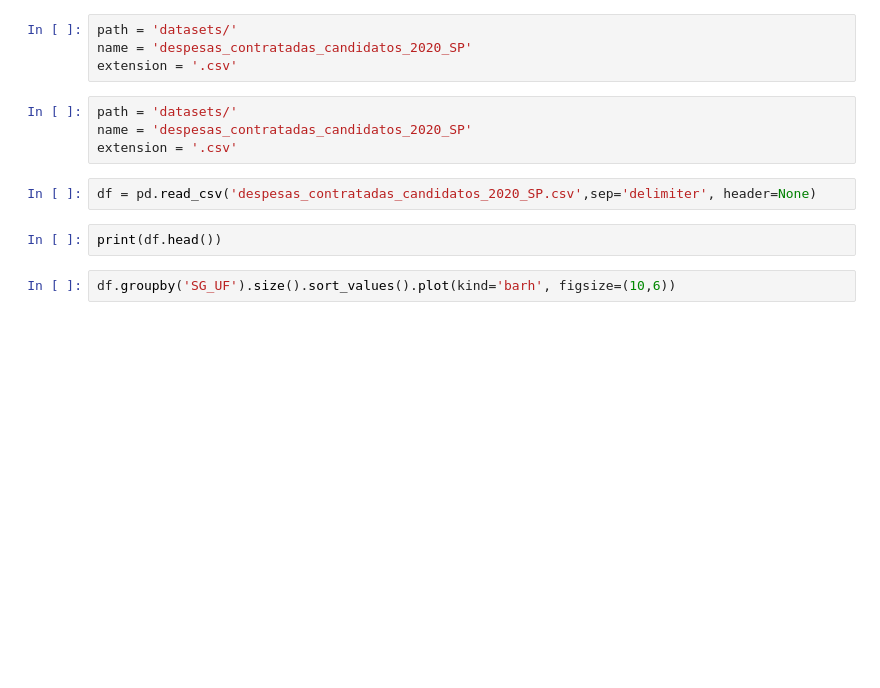
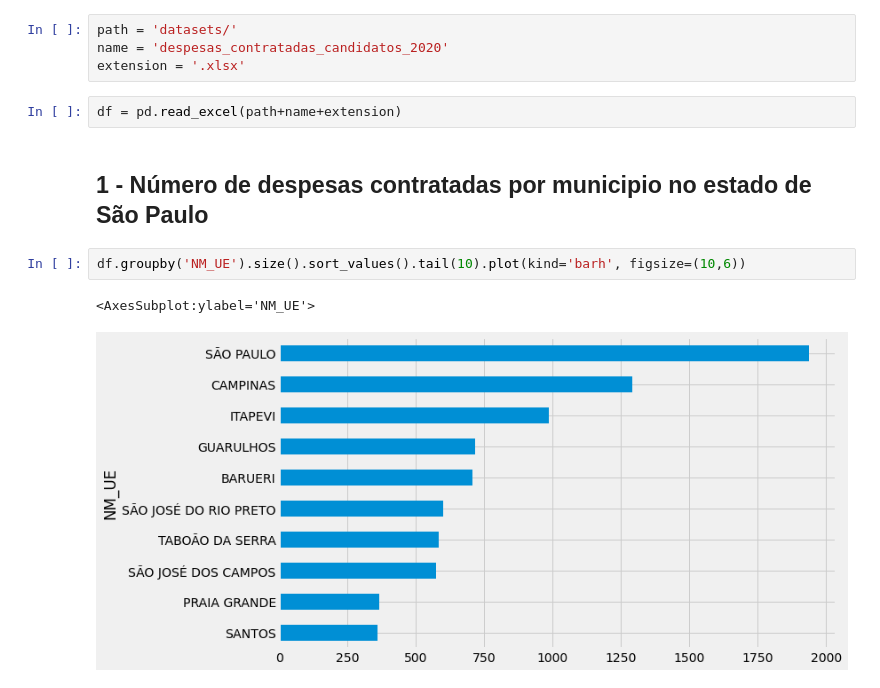
Before and after one commit to mflJefferson/despesas-eleitorais-cpv, a Jupyter notebook: despesas.ipynb, the cells around one changed output. Drawn from its saved outputs; the diff is of its cells as text; blank space fills up the shorter version.

```diff
--- a/despesas.ipynb
+++ b/despesas.ipynb
@@ -10,14 +25,13 @@ pd.options.display.max_rows = 90
 # %%
 path = 'datasets/'
-name = 'despesas_contratadas_candidatos_2020_SP'
-extension = '.csv'
+name = 'despesas_contratadas_candidatos_2020'
+extension = '.xlsx'
-# %%
-path = 'datasets/'
-name = 'despesas_contratadas_candidatos_2020_SP'
-extension = '.csv'
-# %%
-df = pd.read_csv('despesas_contratadas_candidatos_2020_SP.csv',sep='delimiter', header=None)
-# %%
-print(df.head())
+# %%
+df = pd.read_excel(path+name+extension)
+# %% [markdown]
+## 1 - Número de despesas contratadas por municipio no estado de São Paulo
 # %%
-df.groupby('SG_UF').size().sort_values().plot(kind='barh', figsize=(10,6))
+df.groupby('NM_UE').size().sort_values().tail(10).plot(kind='barh', figsize=(10,6))
+# %% [output]
+<AxesSubplot:ylabel='NM_UE'>
+[figure, added]
```
Also changed, not shown: parts of 17 cells of this notebook, 2 other files.
